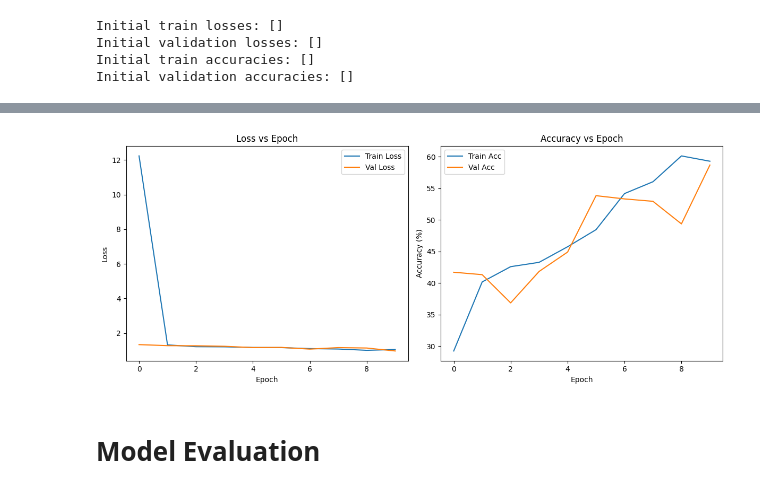
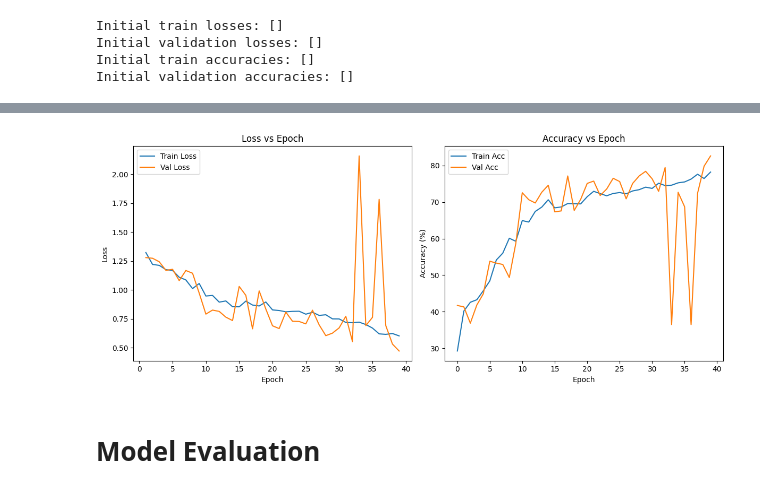
Before and after one commit to zkhechadoorian/mri-brain-tumor-classification, a Jupyter notebook: notebooks/03_train_model.ipynb, the cells around one changed output, grey strips where cells are left out. Drawn from its saved outputs; the diff is of its cells as text; code cells hidden in the pictures.

Commit message:
Retrained model for 40 epochs

```diff
--- a/notebooks/03_train_model.ipynb
+++ b/notebooks/03_train_model.ipynb
@@ -104,6 +102,8 @@ class custom_dataset(Dataset):
     def __init__(self, annotations, directory, transform=None):
         # directory containing the images
         self.directory = directory
+
+        annotations_file_dir = os.path.join(self.directory, annotations)
 
         if not os.path.exists(annotations_file_dir):
             raise FileNotFoundError(f"Dataset CSV not found: {annotations_file_dir}")
@@ -341,7 +323,7 @@ Initial validation losses: []
 Initial train accuracies: []
 Initial validation accuracies: []
 # %%
-num_epochs = 10
+num_epochs = 40
 
 for epoch in range(num_epochs):
     model.train()
@@ -415,29 +404,29 @@ Epoch [10/10] Train Loss: 1.0550 || Train Acc: 59.28% | Val Loss: 0.9713 | Val A
 # %%
 # plot training loss and accuracy
 plt.figure(figsize=(12,5))
 
 plt.subplot(1, 2, 1)
 
-plt.plot(train_losses, label='Train Loss')
-plt.plot(val_losses, label='Val Loss')
+plt.plot(range(1, len(train_losses)), train_losses[1:], label='Train Loss')
+plt.plot(range(1, len(val_losses)), val_losses[1:], label='Val Loss')
 plt.title('Loss vs Epoch')
 plt.legend()
 plt.xlabel('Epoch')
 plt.ylabel('Loss')
 plt.legend()
 plt.tight_layout()
 
 plt.subplot(1, 2, 2)
 plt.plot(train_accs, label='Train Acc')
 plt.plot(val_accs, label='Val Acc')
 plt.title('Accuracy vs Epoch')
 plt.xlabel('Epoch')
 plt.ylabel('Accuracy (%)')
 plt.legend()
 plt.tight_layout()
 plt.show()
 # %% [output]
-[figure, old version]
+[figure, new version]
 # %% [markdown]
 # Model Evaluation
 # %% [markdown]
```
Also changed, not shown: parts of 7 cells of this notebook.
